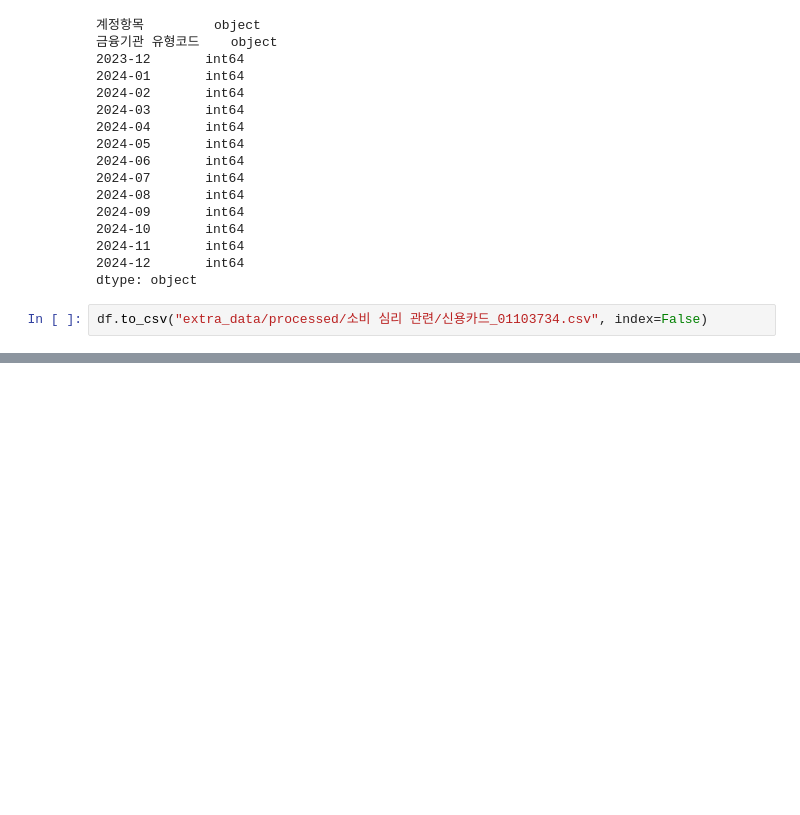
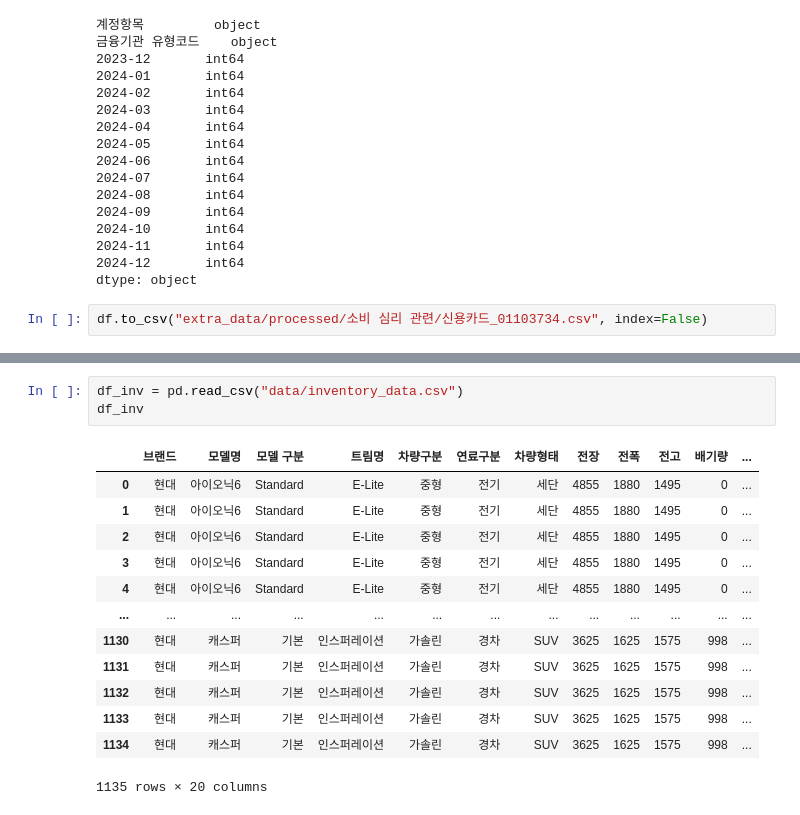
Before and after one commit to CodeWorks-hi/hyundai-crm-platform, a Jupyter notebook: preprocessing.ipynb, the cells around one changed output, grey strips where cells are left out. Saved outputs shown, nothing was run; the diff lists cells and outputs as text; blank space fills up the shorter version.

```diff
--- a/preprocessing.ipynb
+++ b/preprocessing.ipynb
@@ -160,0 +181,17 @@ df.to_csv("extra_data/processed/소비 심리 관련/신용카드_01103734.csv",
+# %%
+df_inv = pd.read_csv("data/inventory_data.csv")
+df_inv
+# %% [output]
+|  | 브랜드 | 모델명 | 모델 구분 | 트림명 | 차량구분 | 연료구분 | 차량형태 | 전장 | 전폭 | 전고 | 배기량 | ... |
+| 0 | 현대 | 아이오닉6 | Standard | E-Lite | 중형 | 전기 | 세단 | 4855 | 1880 | 1495 | 0 | ... |
+| 1 | 현대 | 아이오닉6 | Standard | E-Lite | 중형 | 전기 | 세단 | 4855 | 1880 | 1495 | 0 | ... |
+| 2 | 현대 | 아이오닉6 | Standard | E-Lite | 중형 | 전기 | 세단 | 4855 | 1880 | 1495 | 0 | ... |
+| 3 | 현대 | 아이오닉6 | Standard | E-Lite | 중형 | 전기 | 세단 | 4855 | 1880 | 1495 | 0 | ... |
+| 4 | 현대 | 아이오닉6 | Standard | E-Lite | 중형 | 전기 | 세단 | 4855 | 1880 | 1495 | 0 | ... |
+| ... | ... | ... | ... | ... | ... | ... | ... | ... | ... | ... | ... | ... |
+| 1130 | 현대 | 캐스퍼 | 기본 | 인스퍼레이션 | 가솔린 | 경차 | SUV | 3625 | 1625 | 1575 | 998 | ... |
+| 1131 | 현대 | 캐스퍼 | 기본 | 인스퍼레이션 | 가솔린 | 경차 | SUV | 3625 | 1625 | 1575 | 998 | ... |
+| 1132 | 현대 | 캐스퍼 | 기본 | 인스퍼레이션 | 가솔린 | 경차 | SUV | 3625 | 1625 | 1575 | 998 | ... |
+| 1133 | 현대 | 캐스퍼 | 기본 | 인스퍼레이션 | 가솔린 | 경차 | SUV | 3625 | 1625 | 1575 | 998 | ... |
+| 1134 | 현대 | 캐스퍼 | 기본 | 인스퍼레이션 | 가솔린 | 경차 | SUV | 3625 | 1625 | 1575 | 998 | ... |
+1135 rows × 20 columns
```
Also changed, not shown: parts of 4 cells of this notebook, 8 other files.
